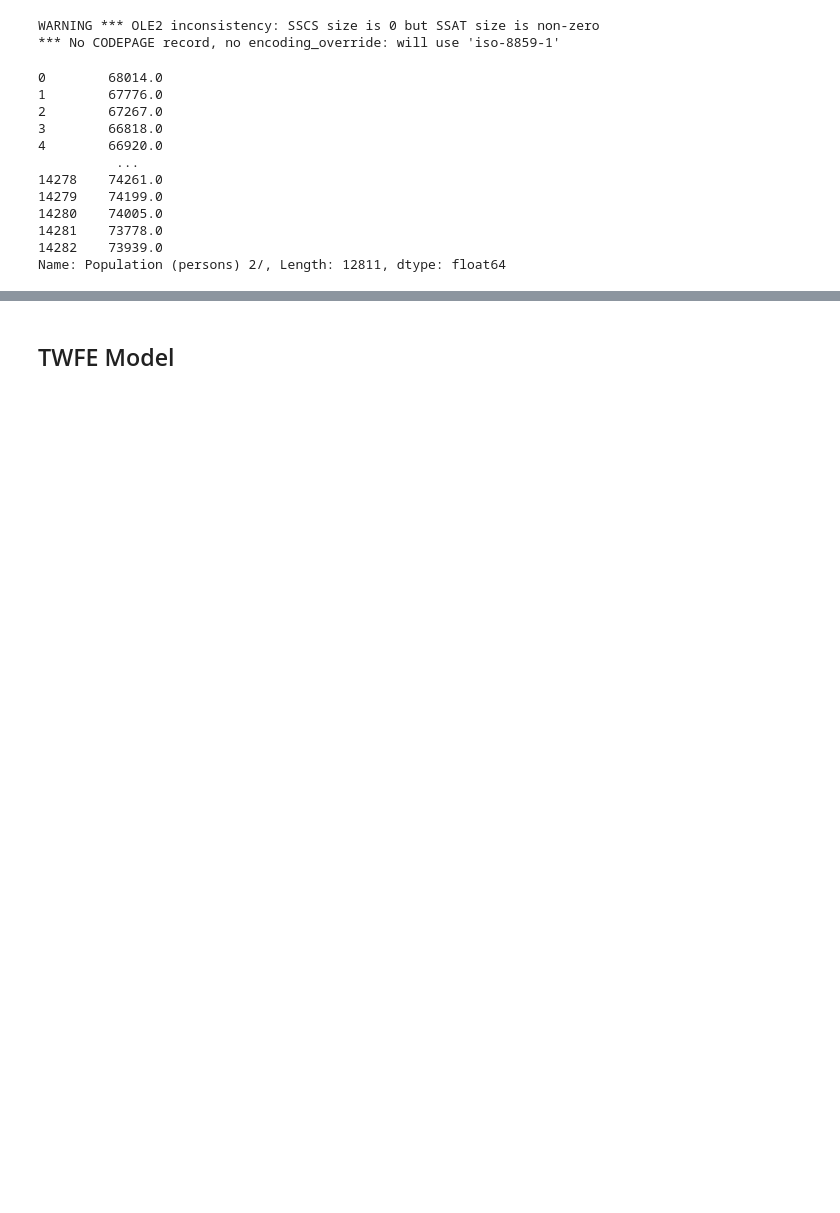
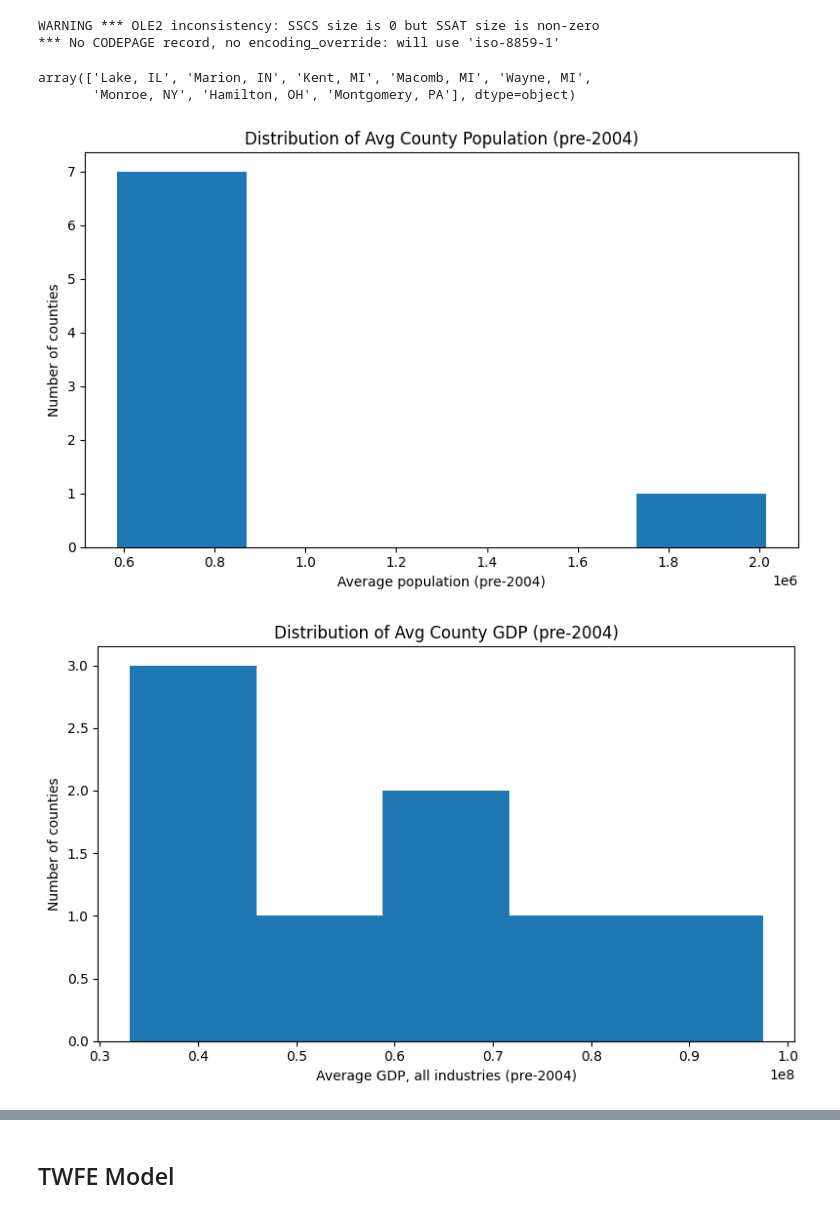
Before and after one commit to wren17/epa_greenbook_project, a Jupyter notebook: analysis.ipynb, the cells around one changed output, grey strips where cells are left out. Saved outputs shown, nothing was run; the diff lists cells and outputs as text; code cells hidden in the pictures; blank space fills up the shorter version.

```diff
--- a/analysis.ipynb
+++ b/analysis.ipynb
@@ -35,16 +69,45 @@ income = load_bea_data("income_cleaned.csv")
 # %%
-gdp_tc = gdp_tc.rename(columns={"All industry total": "gdp_all"})
-income["Population (persons) 2/"]
+avg_income_pc = (
+    hubs_income[hubs_income["year"] <= 2004]
+    .groupby("GeoFIPS")["Per capita personal income (dollars)"]
+    .mean()
+)
+
+avg_gdp_all = (
+    hubs_gdp[hubs_gdp["year"] <= 2004]
+    .groupby("GeoFIPS")["gdp_all"]
+    .mean()
+)
+
+avg_pop =(hubs_income[hubs_income["year"] <= 2004]
+    .groupby("GeoFIPS")["Population (persons) 2/"]
+    .mean()
+)
+
+plt.figure(figsize=(8, 5))
+plt.hist(avg_pop.dropna(), bins=5)
+plt.xlabel("Average population (pre-2004)")
+plt.ylabel("Number of counties")
+plt.title("Distribution of Avg County Population (pre-2004)")
+plt.tight_layout()
+
+plt.figure(figsize=(8, 5))
+plt.hist(avg_gdp_all.dropna(), bins=5)
+plt.xlabel("Average GDP, all industries (pre-2004)")
+plt.ylabel("Number of counties")
+plt.title("Distribution of Avg County GDP (pre-2004)")
+plt.tight_layout()
+
+plt.figure(figsize=(8, 5))
+plt.hist(avg_income_pc.dropna(), bins=5)
+plt.xlabel("Average per capita personal income (pre-2003)")
+plt.ylabel("Number of counties")
+plt.title("Distribution of Avg Per Capita Income (pre-2003)")
+plt.tight_layout()
+
+hubs_gdp["GeoName"].unique()
 # %% [output]
-0        68014.0
-1        67776.0
-2        67267.0
-3        66818.0
-4        66920.0
-          ...
-14278    74261.0
-14279    74199.0
-14280    74005.0
-14281    73778.0
-14282    73939.0
-Name: Population (persons) 2/, Length: 12811, dtype: float64
+array(['Lake, IL', 'Marion, IN', 'Kent, MI', 'Macomb, MI', 'Wayne, MI',
+       'Monroe, NY', 'Hamilton, OH', 'Montgomery, PA'], dtype=object)
+[figure, added]
+[figure, added]
```
Also changed, not shown: parts of 17 cells of this notebook, 2 other files.
